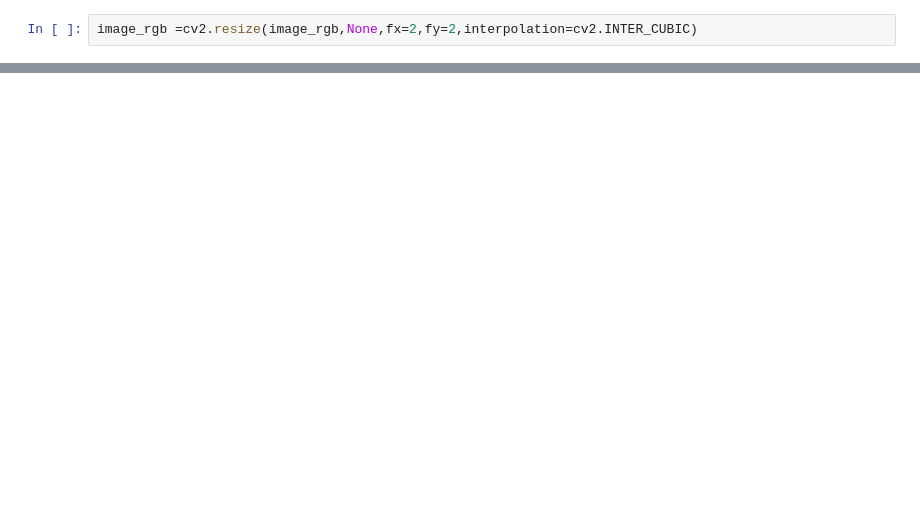
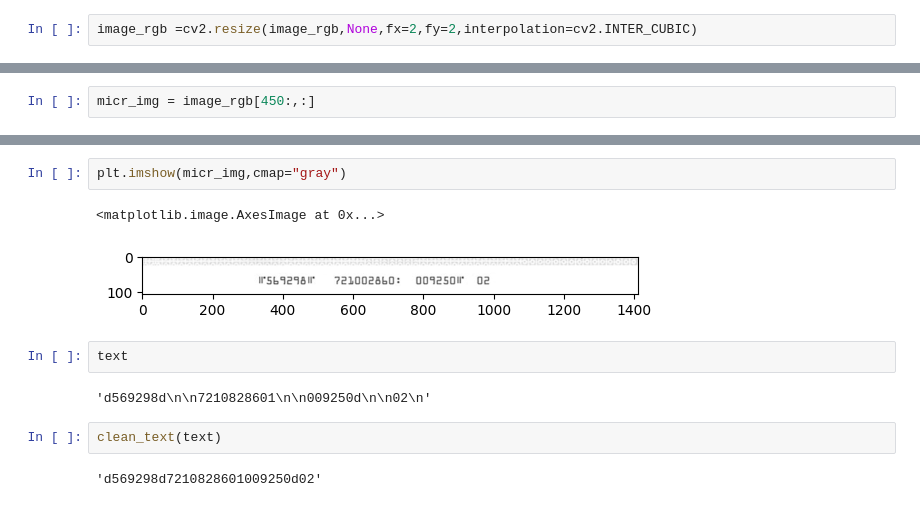
Before and after one commit to srushtikandagal/Bank_cheque_OCR, a Jupyter notebook: Bank_cheque_ocr.ipynb, the cells around one changed output, grey strips where cells are left out. Saved outputs shown, nothing was run; the diff lists cells and outputs as text; blank space fills up the shorter version.

```diff
--- a/Bank_cheque_ocr.ipynb
+++ b/Bank_cheque_ocr.ipynb
@@ -39,0 +90,2 @@ plt.imshow(image_rgb)
+# %%
+micr_img = image_rgb[450:,:]
@@ -39,0 +129,13 @@ plt.imshow(image_rgb)
+# %%
+plt.imshow(micr_img,cmap="gray")
+# %% [output]
+<matplotlib.image.AxesImage at 0x...>
+[figure, added]
+# %%
+text
+# %% [output]
+'d569298d\n\n7210828601\n\n009250d\n\n02\n'
+# %%
+clean_text(text)
+# %% [output]
+'d569298d7210828601009250d02'
```
Also changed, not shown: parts of 23 cells of this notebook.
